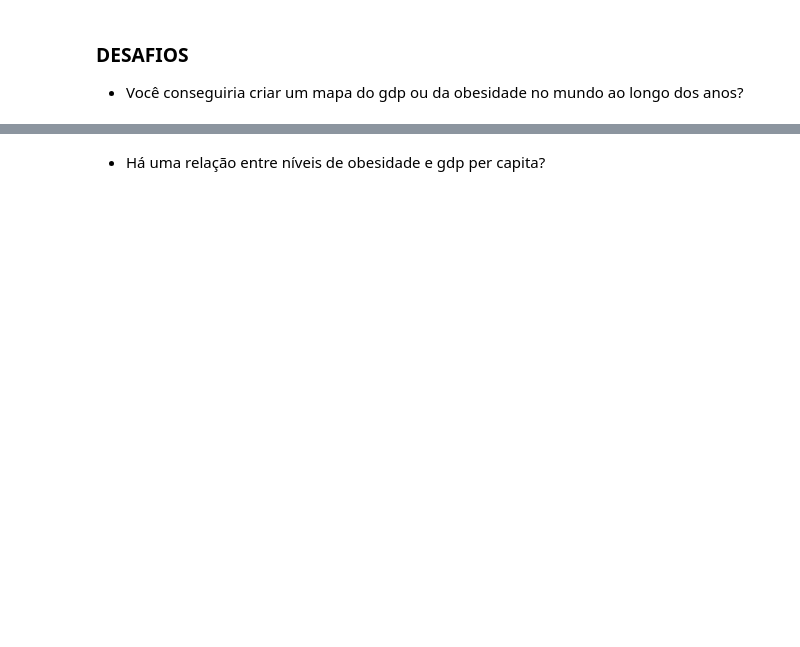
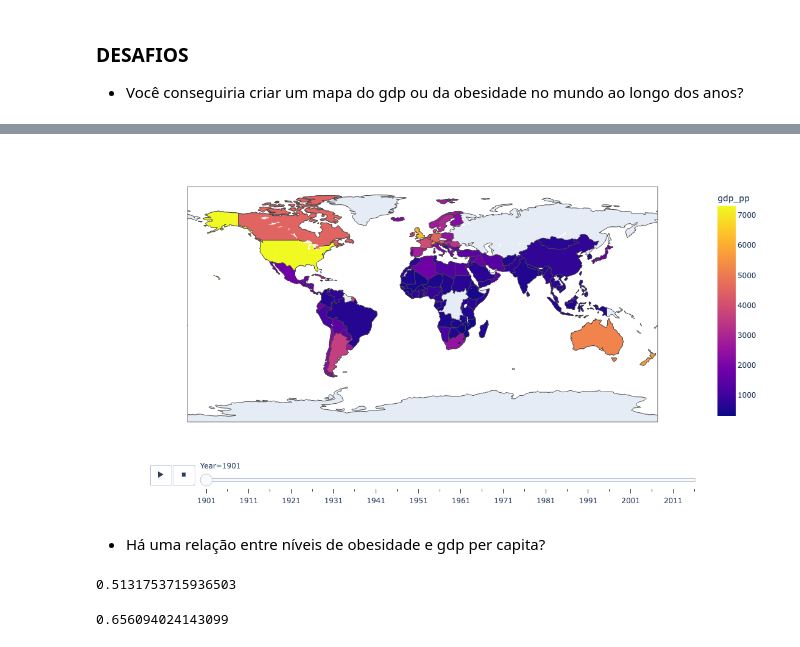
Before and after one commit to PatrickEricksson/Python-Course, a Jupyter notebook: AsimovAcademy/Analisando Dados com Pandas & SQL/Projetos/analise-de-obesidade-e-pib-per-capita/projeto-analise-de-dados.ipynb, the cells around one changed output, grey strips where cells are left out. Saved outputs shown, nothing was run; the diff lists cells and outputs as text; code cells hidden in the pictures; blank space fills up the shorter version.

```diff
--- a/AsimovAcademy/Analisando Dados com Pandas & SQL/Projetos/analise-de-obesidade-e-pib-per-capita/projeto-analise-de-dados.ipynb
+++ b/AsimovAcademy/Analisando Dados com Pandas & SQL/Projetos/analise-de-obesidade-e-pib-per-capita/projeto-analise-de-dados.ipynb
@@ -313,2 +527,21 @@ df_gdp = pd.read_csv("Datasets/GDP.csv", decimal=".")
+# %%
+df_gdp["Year"] = df_gdp["Year"].astype(int)
+df_gdp["gdp_pp"] = df_gdp["gdp_pp"].astype(float)
+# %%
+import plotly.express as px
+
+df = px.data.gapminder()
+dict_iso_alpha = df.set_index("country").to_dict()["iso_alpha"]
+dict_num = {j: i for i, j in enumerate(df_gdp["Country"].unique())}
+
+df_gdp["iso_alpha"] = df_gdp["Country"].map(dict_iso_alpha)
+df_gdp["iso_num"] = df_gdp["Country"].map(dict_num)
+
+fig = px.choropleth(df_gdp[df_gdp["kind"] == "real"].reset_index(drop=True), locations="iso_alpha", color="gdp_pp", hover_name="Country", animation_frame="Year")
+
+fig.update_layout(height=600)
+fig.show()
+# %% [output]
+[figure, added]
 # %% [markdown]
 - Há uma relação entre níveis de obesidade e gdp per capita?
@@ -314,0 +566,8 @@ df_gdp = pd.read_csv("Datasets/GDP.csv", decimal=".")
+# %%
+df_corr.mean()
+# %% [output]
+0.5131753715936503
+# %%
+df_corr.std()
+# %% [output]
+0.656094024143099
```
Also changed, not shown: parts of 35 cells of this notebook, 17 other files.
